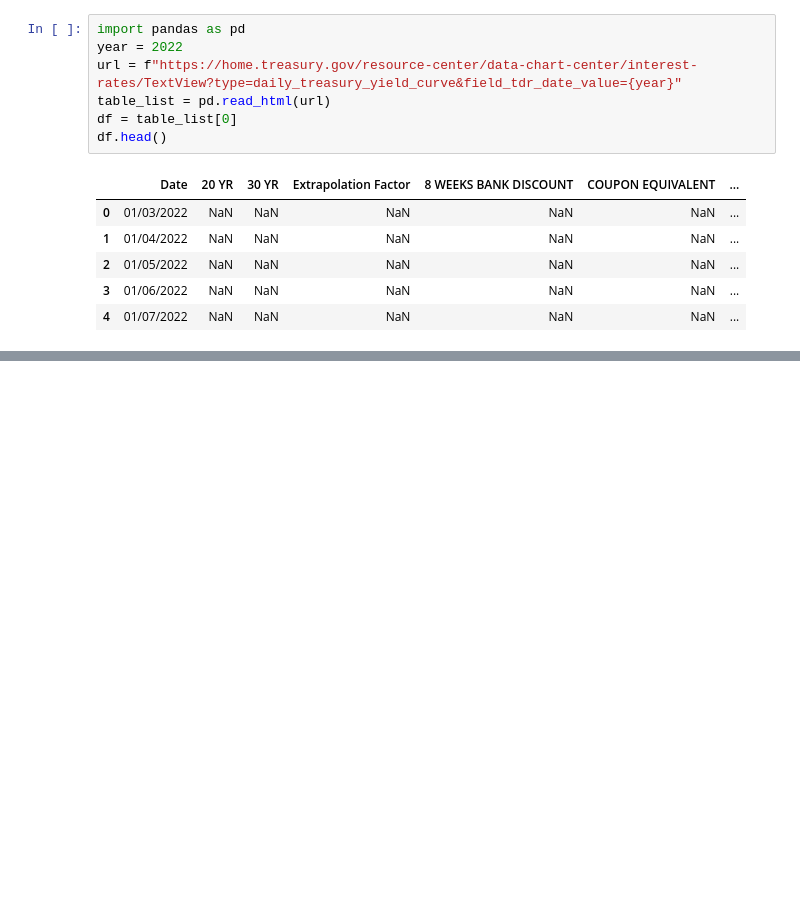
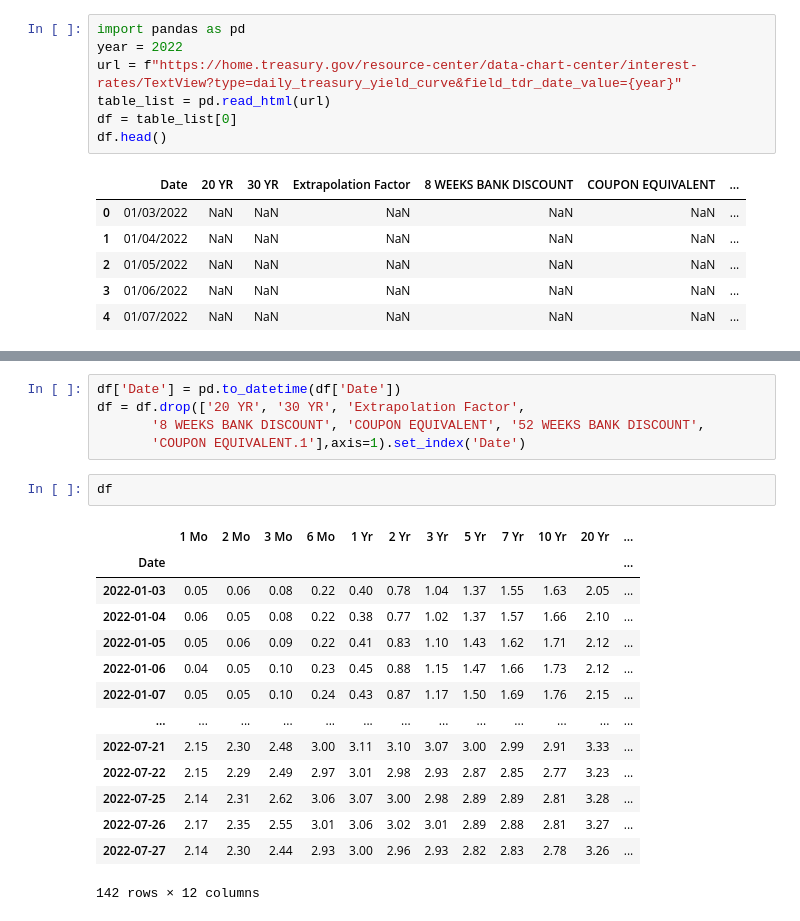
Before and after one commit to zeta1178/FinTech-Project1, a Jupyter notebook: InterestRates.ipynb, the cells around one changed output, grey strips where cells are left out. Cells and saved outputs as stored; diff of their text form; blank space fills up the shorter version.

```diff
--- a/InterestRates.ipynb
+++ b/InterestRates.ipynb
@@ -14,0 +23,22 @@ df.head()
+# %%
+df['Date'] = pd.to_datetime(df['Date'])
+df = df.drop(['20 YR', '30 YR', 'Extrapolation Factor',
+       '8 WEEKS BANK DISCOUNT', 'COUPON EQUIVALENT', '52 WEEKS BANK DISCOUNT',
+       'COUPON EQUIVALENT.1'],axis=1).set_index('Date')
+# %%
+df
+# %% [output]
+|  | 1 Mo | 2 Mo | 3 Mo | 6 Mo | 1 Yr | 2 Yr | 3 Yr | 5 Yr | 7 Yr | 10 Yr | 20 Yr | ... |
+| Date |  |  |  |  |  |  |  |  |  |  |  | ... |
+| 2022-01-03 | 0.05 | 0.06 | 0.08 | 0.22 | 0.40 | 0.78 | 1.04 | 1.37 | 1.55 | 1.63 | 2.05 | ... |
+| 2022-01-04 | 0.06 | 0.05 | 0.08 | 0.22 | 0.38 | 0.77 | 1.02 | 1.37 | 1.57 | 1.66 | 2.10 | ... |
+| 2022-01-05 | 0.05 | 0.06 | 0.09 | 0.22 | 0.41 | 0.83 | 1.10 | 1.43 | 1.62 | 1.71 | 2.12 | ... |
+| 2022-01-06 | 0.04 | 0.05 | 0.10 | 0.23 | 0.45 | 0.88 | 1.15 | 1.47 | 1.66 | 1.73 | 2.12 | ... |
+| 2022-01-07 | 0.05 | 0.05 | 0.10 | 0.24 | 0.43 | 0.87 | 1.17 | 1.50 | 1.69 | 1.76 | 2.15 | ... |
+| ... | ... | ... | ... | ... | ... | ... | ... | ... | ... | ... | ... | ... |
+| 2022-07-21 | 2.15 | 2.30 | 2.48 | 3.00 | 3.11 | 3.10 | 3.07 | 3.00 | 2.99 | 2.91 | 3.33 | ... |
+| 2022-07-22 | 2.15 | 2.29 | 2.49 | 2.97 | 3.01 | 2.98 | 2.93 | 2.87 | 2.85 | 2.77 | 3.23 | ... |
+| 2022-07-25 | 2.14 | 2.31 | 2.62 | 3.06 | 3.07 | 3.00 | 2.98 | 2.89 | 2.89 | 2.81 | 3.28 | ... |
+| 2022-07-26 | 2.17 | 2.35 | 2.55 | 3.01 | 3.06 | 3.02 | 3.01 | 2.89 | 2.88 | 2.81 | 3.27 | ... |
+| 2022-07-27 | 2.14 | 2.30 | 2.44 | 2.93 | 3.00 | 2.96 | 2.93 | 2.82 | 2.83 | 2.78 | 3.26 | ... |
+142 rows × 12 columns
```
Also changed, not shown: parts of 13 cells of this notebook.
